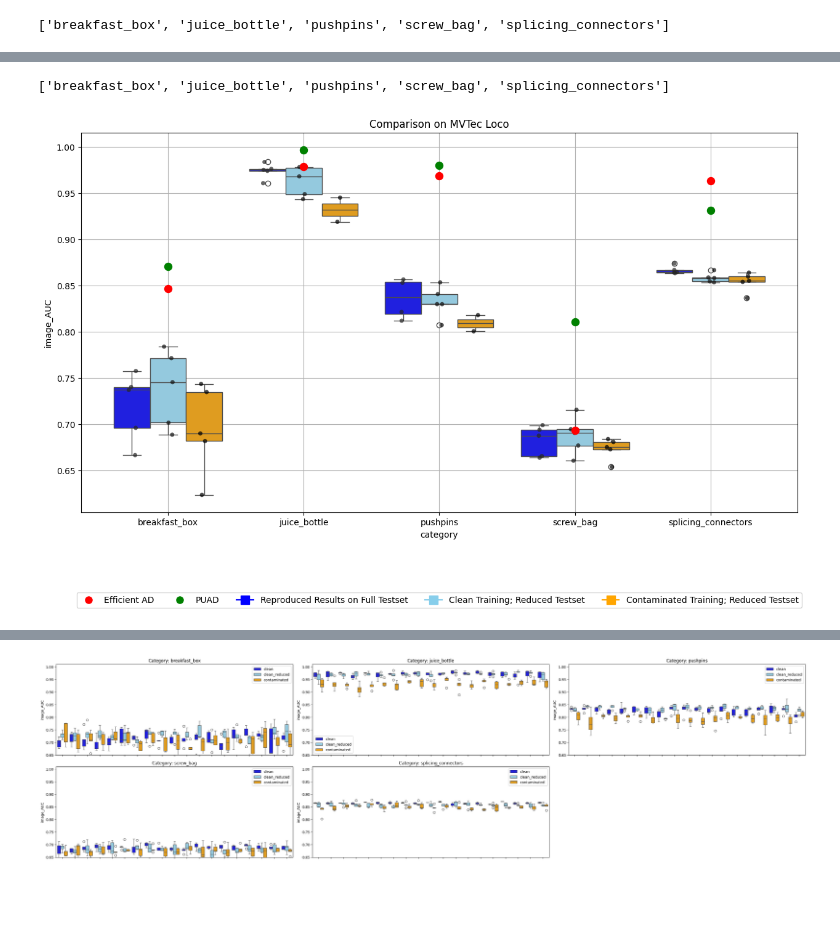
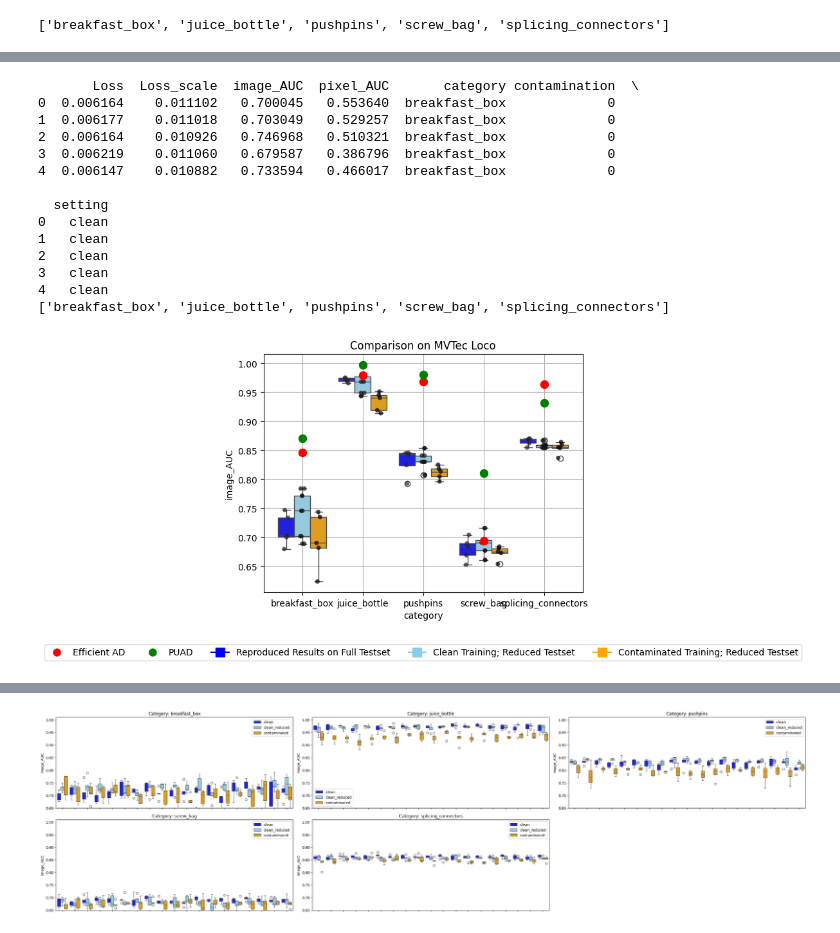
Before and after one commit to buehlpa/UTRAD, a Jupyter notebook: inspect_training_val_mvtec_loco.ipynb, the cells around one changed output, grey strips where cells are left out. Saved outputs shown, nothing was run; the diff lists cells and outputs as text; code cells hidden in the pictures; blank space fills up the shorter version.

```diff
--- a/inspect_training_val_mvtec_loco.ipynb
+++ b/inspect_training_val_mvtec_loco.ipynb
@@ -65,56 +122,24 @@ splicing_connectors
 # %%
 
-# exp_name= "Exp_20_06_24"
-# category= "breakfast_box"
-# root= '/home/bule/projects/UTRAD/results/mvtec_loco/contamination_10/'
 
-# with open('/home/bule/projects/UTRAD/configurations/mvtec_loco.json', 'r') as file:
-#     conf_loco = json.load(file)
-# print(list(conf_loco['anomaly_categories'].keys()))
-
-# run=1
-# logfile_path= os.path.join(root, f'{exp_name}_run_{run}-{category}', 'args.log')
-
-# category_list= list(conf_loco['anomaly_categories'].keys())
-# #category_list= ['breakfast_box', 'screw_bag']
-# run_range= np.arange(1,6)
-
-# res_df_cont=[]
-# for category in category_list:
-#     logfile_paths= []
-#     for run in run_range:
-#         logfile_path= os.path.join(root, f'{exp_name}_run_{run}-{category}', 'args.log')
-#         if os.path.exists(logfile_path):
-#             logfile_paths.append(logfile_path)
-
-#     lastrow_df=last_rows_metric(logfile_paths)
-#     lastrow_df['category']= [category]*len(lastrow_df)
-#     res_df_cont.append(lastrow_df)
-
-# res_df_cont= pd.concat(res_df_cont)
+print(res_df_end.head())
 
 
-# res_df_cont['contamination']= ['10']*len(res_df_cont)
-# res_df_cont['setting']= ['contaminated']*len(res_df_cont)
+################################### load prevoius resulkts before loss
+
+# plt.figure(figsize=(15, 8))
+# res_df_end = pd.read_pickle('/home/bule/projects/UTRAD/results/mvtec_loco/allresults/contaminated_vs_clean_box.pkl')
 
 
 
 
-# res_df_end=pd.concat([res_df, res_df_cont])
-# print(res_df_end.head())
 
-
-################################### load
-
-plt.figure(figsize=(15, 8))
-
-res_df_end = pd.read_pickle('/home/bule/projects/UTRAD/results/mvtec_loco/allresults/contaminated_vs_clean_box.pkl')
 auc_EfficicentAD = {'breakfast_box': [0.8464],'juice_bottle': [0.9789],'pushpins': [0.9684],'screw_bag': [0.6936],'splicing_connectors':[0.9633]}
 auc_PUAD = {'breakfast_box': [0.8707],'juice_bottle': [0.9968],'pushpins': [0.9802],'screw_bag': [0.8107],'splicing_connectors':[0.9312]}
 
 
 
-
+# ad cleaned
 exp_name= "Exp_20_06_24"
 category= "breakfast_box"
 root= '/home/bule/projects/UTRAD/results/mvtec_loco/contamination_10/'
@@ -156,34 +181,47 @@ hue_order = ['clean', 'clean_reduced', 'contaminated']
 palette = {
     'clean': 'blue',
     'clean_reduced': 'skyblue',
     'contaminated': 'orange'
 }
 
 
 
 ax = sns.boxplot(x="category", y="image_AUC", hue="setting", data=res_df_end,hue_order=hue_order,palette=palette)
 sns.stripplot(data=res_df_end, x="category", y="image_AUC", hue="setting", dodge=True, alpha=.7, zorder=3, jitter=0.1, palette='dark:black', legend=False, ax=ax,hue_order=hue_order)
 
 
 for category, auc in auc_EfficicentAD.items():
     ax.scatter(x=[category], y=auc, color='red', s=75, zorder=5)
 for category, auc in auc_PUAD.items():
     ax.scatter(x=[category], y=auc, color='green', s=75, zorder=5)
 
 legend_elements = [
     plt.Line2D([0], [0], marker='o', color='w', label='Efficient AD', markerfacecolor='red', markersize=10),
     plt.Line2D([0], [0], marker='o', color='w', label='PUAD', markerfacecolor='green', markersize=10),
     plt.Line2D([0], [0], marker='s', color='blue',  label='Reproduced Results on Full Testset', markersize=10),
     plt.Line2D([0], [0], marker='s', color='skyblue', label='Clean Training; Reduced Testset', markersize=10),
     plt.Line2D([0], [0], marker='s', color='orange', label='Contaminated Training; Reduced Testset', markersize=10)
 ]
 ax.legend(handles=legend_elements, loc='upper center', bbox_to_anchor=(0.5, -0.2), ncol=5)
 
 plt.title('Comparison on MVTec Loco')
 plt.grid(True)
 # %% [output]
+       Loss  Loss_scale  image_AUC  pixel_AUC       category contamination  \
+0  0.006164    0.011102   0.700045   0.553640  breakfast_box             0
+1  0.006177    0.011018   0.703049   0.529257  breakfast_box             0
+2  0.006164    0.010926   0.746968   0.510321  breakfast_box             0
+3  0.006219    0.011060   0.679587   0.386796  breakfast_box             0
+4  0.006147    0.010882   0.733594   0.466017  breakfast_box             0
+
+  setting
+0   clean
+1   clean
+2   clean
+3   clean
+4   clean
 ['breakfast_box', 'juice_bottle', 'pushpins', 'screw_bag', 'splicing_connectors']
-[figure, old version]
+[figure, new version]
 # %%
 def read_all_log_info(root= '/home/bule/projects/UTRAD/results/mvtec/',log='args.log',exp_name= "Exp_07_06",contamination='10',setting='contaminated',run_range= np.arange(1,6),postprocessing='original',CONFIG_PATH='/home/bule/projects/UTRAD/configurations/mvtec.json'):
 
```
Also changed, not shown: parts of 2 cells of this notebook, 4 other files.
